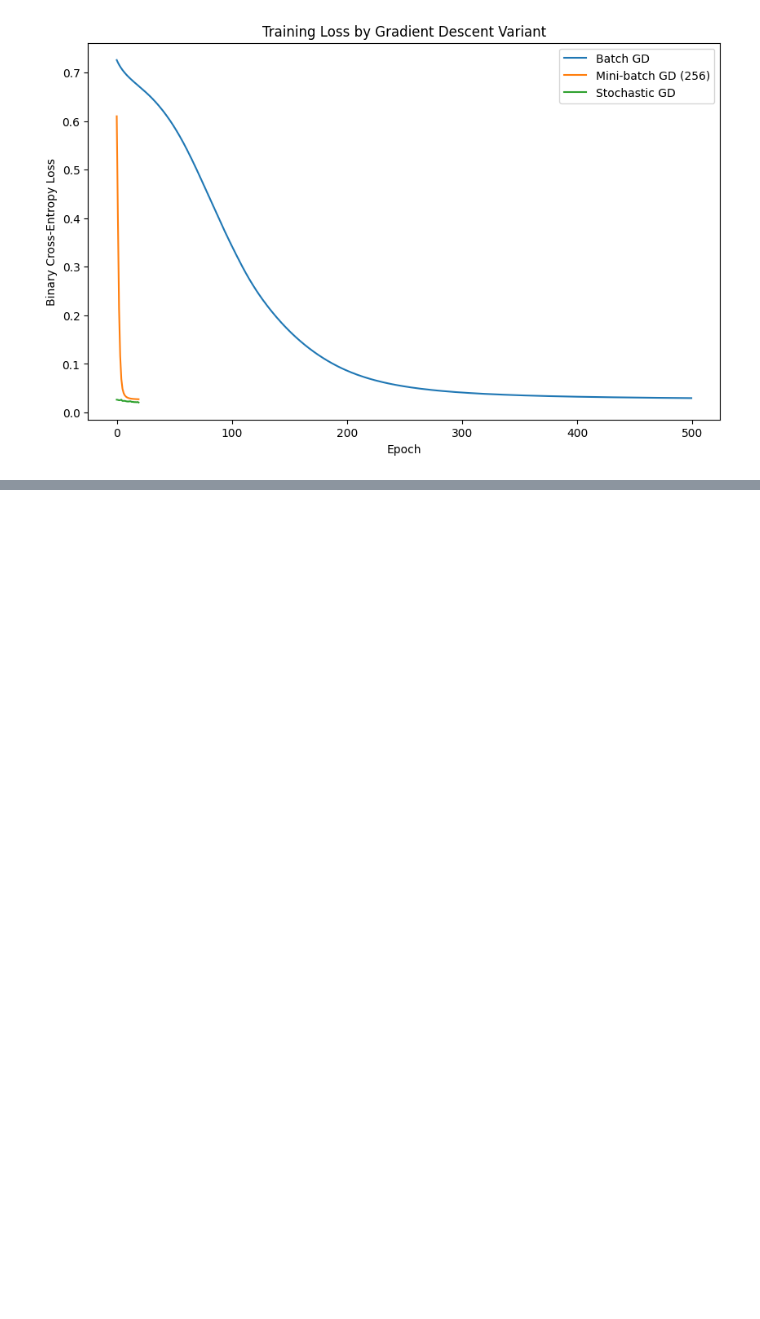
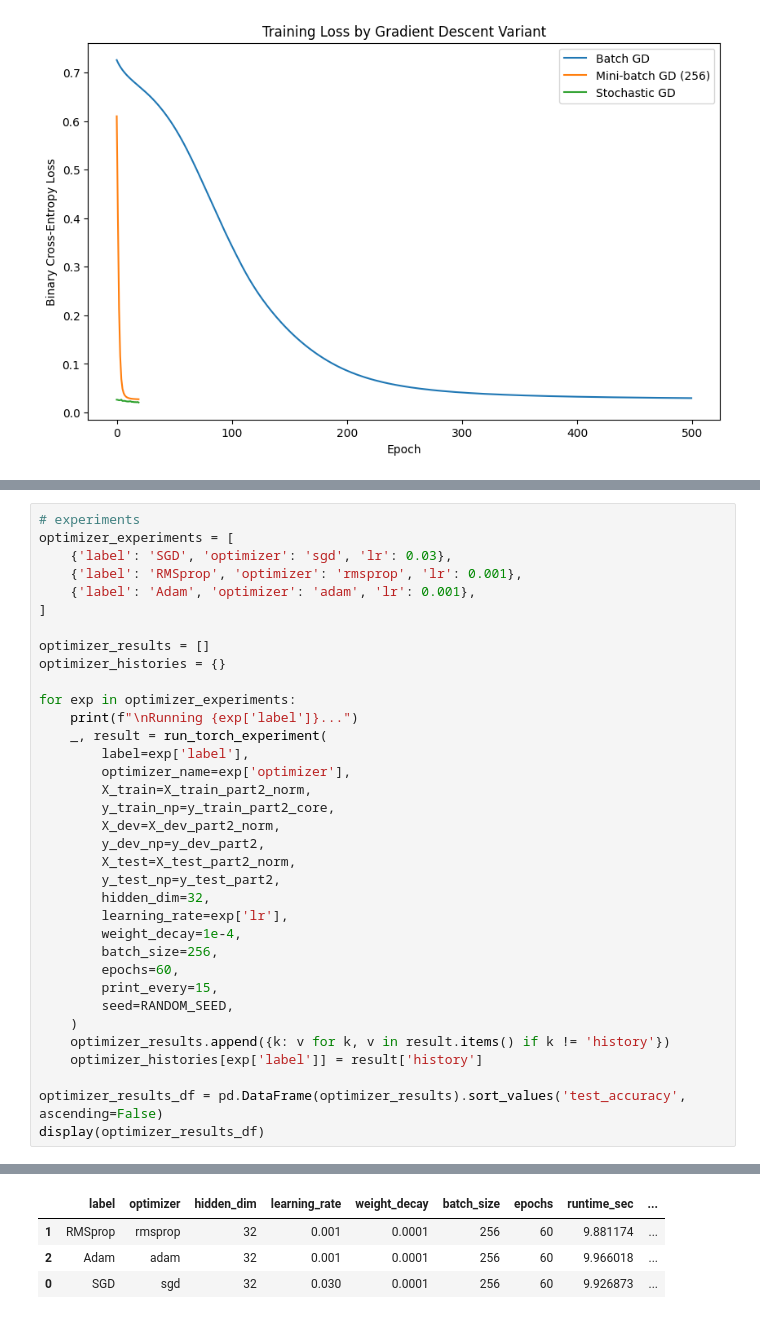
Before and after one commit to shamikkarkhanis/prediction-market-nn, a Jupyter notebook: prediction_market_nn.ipynb, the cells around one changed output, grey strips where cells are left out. Drawn from its saved outputs; the diff is of its cells as text; blank space fills up the shorter version.

```diff
--- a/prediction_market_nn.ipynb
+++ b/prediction_market_nn.ipynb
@@ -529,0 +777,36 @@ Epoch 20/20 - loss: 0.020626
+# %%
+# experiments
+optimizer_experiments = [
+    {'label': 'SGD', 'optimizer': 'sgd', 'lr': 0.03},
+    {'label': 'RMSprop', 'optimizer': 'rmsprop', 'lr': 0.001},
+    {'label': 'Adam', 'optimizer': 'adam', 'lr': 0.001},
+]
+
+optimizer_results = []
+optimizer_histories = {}
+
+for exp in optimizer_experiments:
+    print(f"\nRunning {exp['label']}...")
+    _, result = run_torch_experiment(
+        label=exp['label'],
+        optimizer_name=exp['optimizer'],
+        X_train=X_train_part2_norm,
+        y_train_np=y_train_part2_core,
+        X_dev=X_dev_part2_norm,
+        y_dev_np=y_dev_part2,
+        X_test=X_test_part2_norm,
+        y_test_np=y_test_part2,
+        hidden_dim=32,
+        learning_rate=exp['lr'],
+        weight_decay=1e-4,
+        batch_size=256,
+        epochs=60,
+        print_every=15,
+        seed=RANDOM_SEED,
+    )
+    optimizer_results.append({k: v for k, v in result.items() if k != 'history'})
+    optimizer_histories[exp['label']] = result['history']
+
+optimizer_results_df = pd.DataFrame(optimizer_results).sort_values('test_accuracy', ascending=False)
+display(optimizer_results_df)
+# %% [output]
@@ -529,0 +833,4 @@ Epoch 20/20 - loss: 0.020626
+|  | label | optimizer | hidden_dim | learning_rate | weight_decay | batch_size | epochs | runtime_sec | ... |
+| 1 | RMSprop | rmsprop | 32 | 0.001 | 0.0001 | 256 | 60 | 9.881174 | ... |
+| 2 | Adam | adam | 32 | 0.001 | 0.0001 | 256 | 60 | 9.966018 | ... |
+| 0 | SGD | sgd | 32 | 0.030 | 0.0001 | 256 | 60 | 9.926873 | ... |
```
Also changed, not shown: parts of 18 cells of this notebook, 3 other files.
